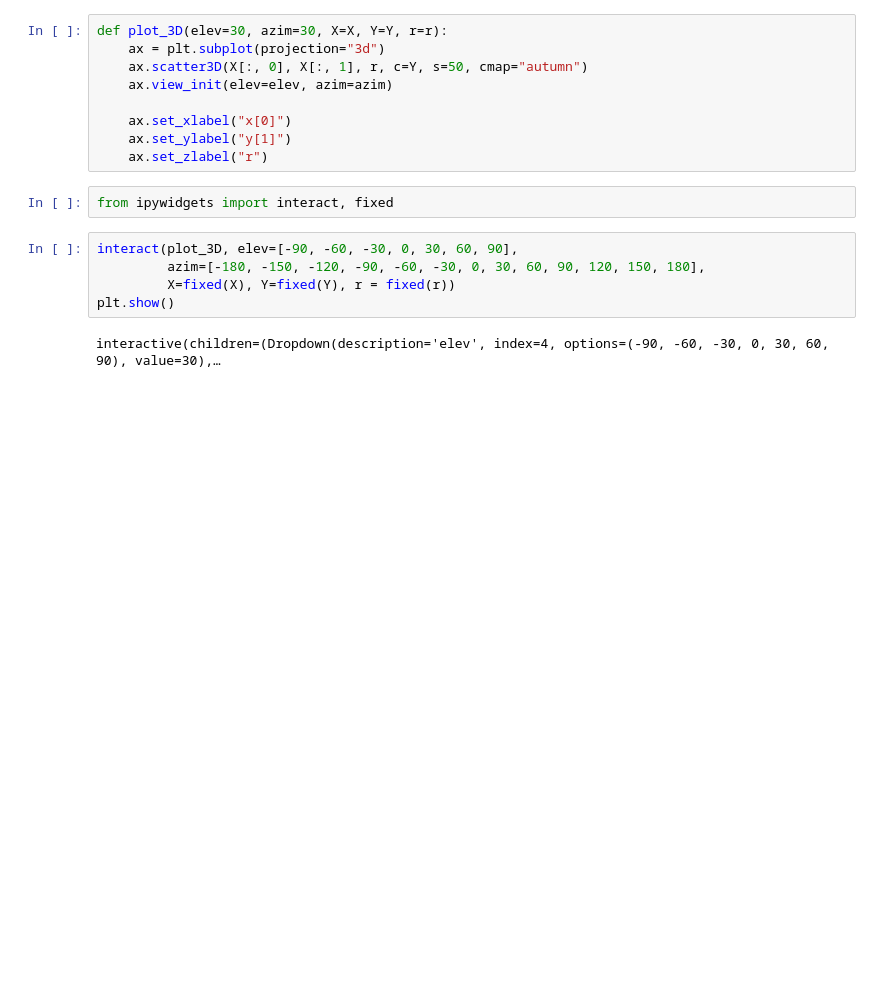
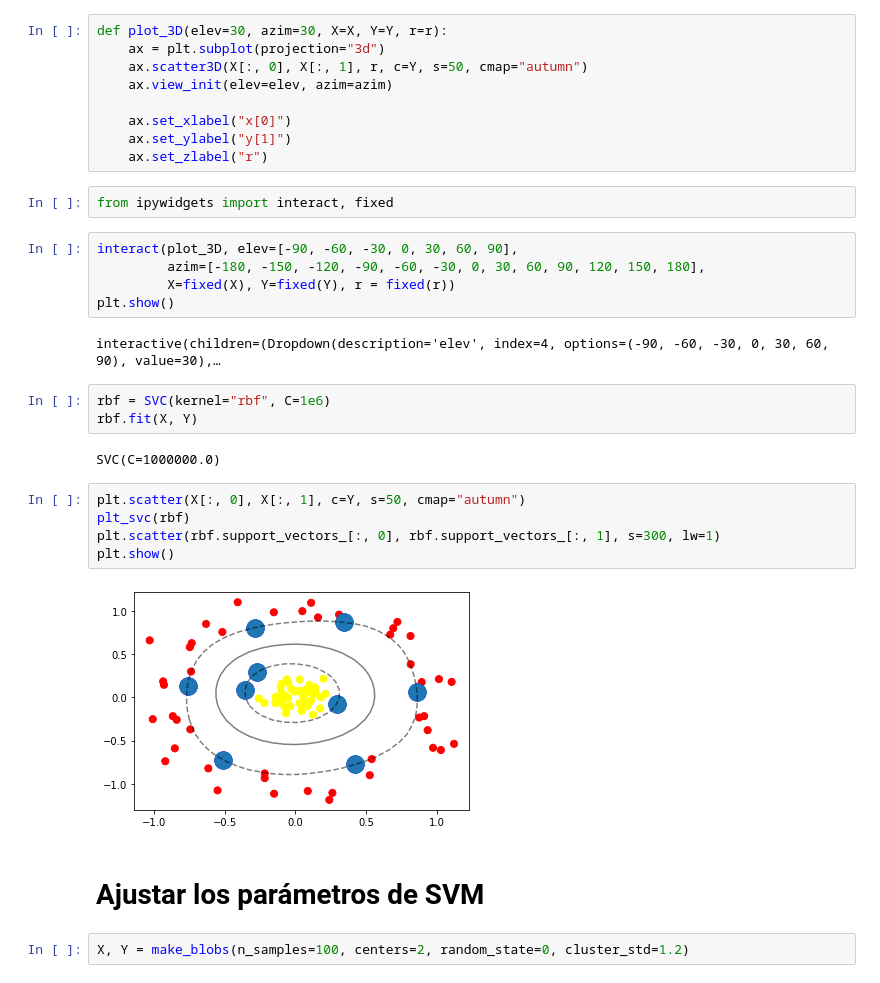
Before and after one commit to jmudy/python-ml-course, a Jupyter notebook: notebooks/Part 8 - Maquinas de Soporte Vectorial/T8 - 3 - SVM - Kernels.ipynb, the cells around one changed output. Cells and saved outputs as stored; diff of their text form; blank space fills up the shorter version.

```diff
--- a/notebooks/Part 8 - Maquinas de Soporte Vectorial/T8 - 3 - SVM - Kernels.ipynb
+++ b/notebooks/Part 8 - Maquinas de Soporte Vectorial/T8 - 3 - SVM - Kernels.ipynb
@@ -91,3 +91,19 @@ interact(plot_3D, elev=[-90, -60, -30, 0, 30, 60, 90],
 plt.show()
 # %% [output]
 interactive(children=(Dropdown(description='elev', index=4, options=(-90, -60, -30, 0, 30, 60, 90), value=30),…
+# %%
+rbf = SVC(kernel="rbf", C=1e6)
+rbf.fit(X, Y)
+# %% [output]
+SVC(C=1000000.0)
+# %%
+plt.scatter(X[:, 0], X[:, 1], c=Y, s=50, cmap="autumn")
+plt_svc(rbf)
+plt.scatter(rbf.support_vectors_[:, 0], rbf.support_vectors_[:, 1], s=300, lw=1)
+plt.show()
+# %% [output]
+[figure, added]
+# %% [markdown]
+# Ajustar los parámetros de SVM
+# %%
+X, Y = make_blobs(n_samples=100, centers=2, random_state=0, cluster_std=1.2)
```
Also changed, not shown: parts of 8 cells of this notebook, 3 other files.
